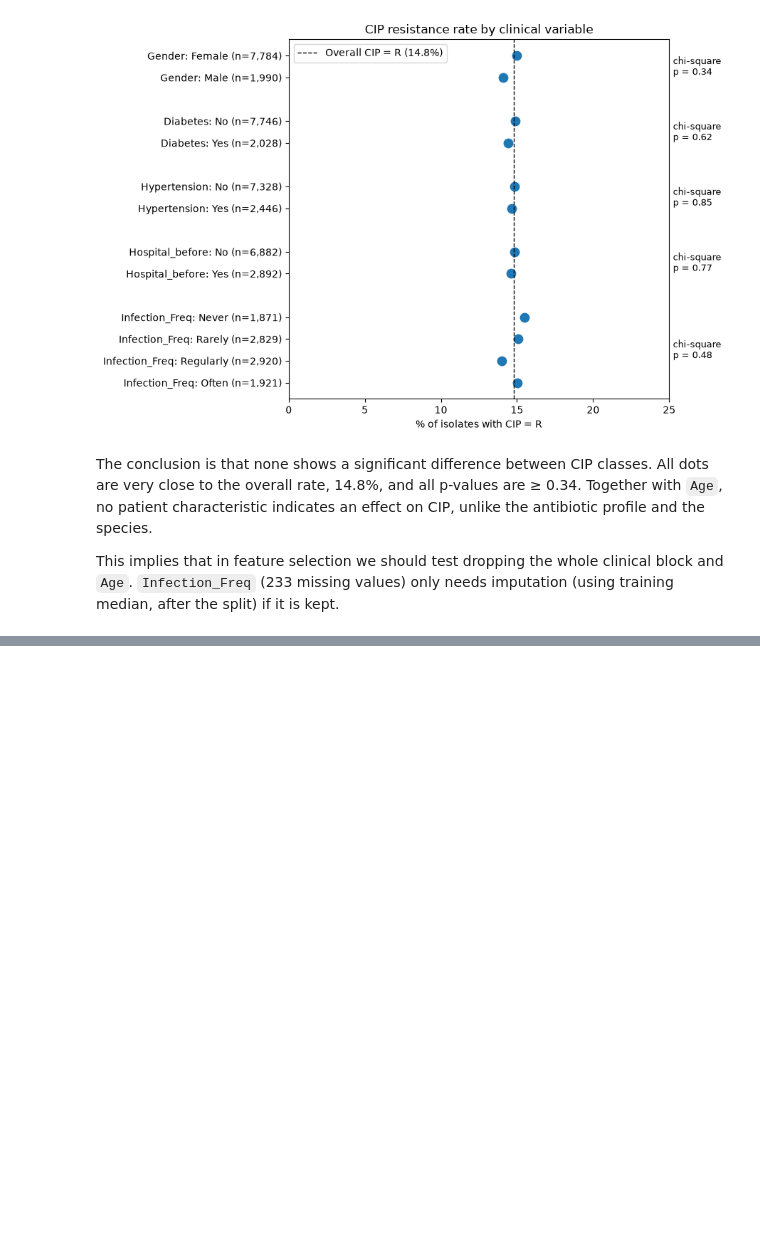
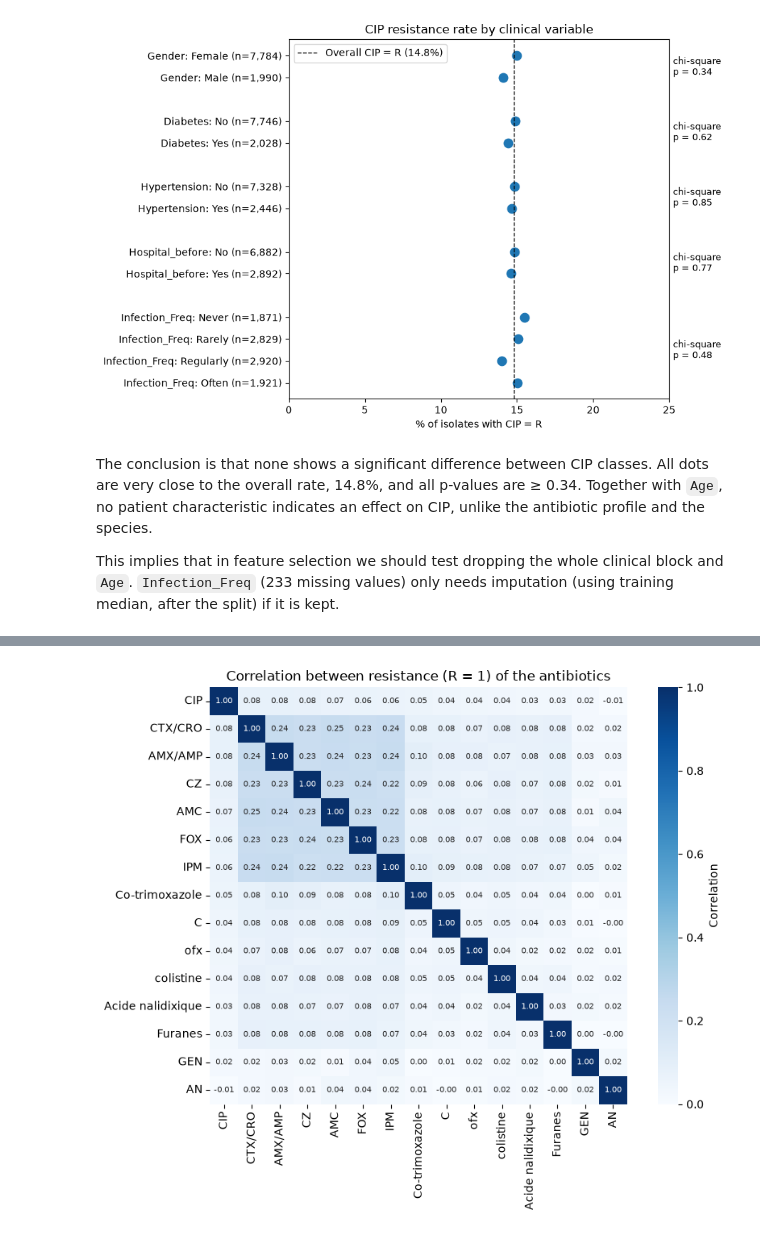
Before and after one commit to mvdelcampo/machine-learning-project, a Jupyter notebook: 00_EDA.ipynb, the cells around one changed output, grey strips where cells are left out. Cells and saved outputs as stored; diff of their text form; code cells hidden in the pictures; blank space fills up the shorter version.

```diff
--- a/00_EDA.ipynb
+++ b/00_EDA.ipynb
@@ -750,0 +755,14 @@ This implies that in feature selection we should test dropping the whole clinica
+# %%
+resistance = bacteria_dataset[other_antibiotics].eq("R").astype(int)
+resistance["CIP"] = bacteria_dataset["CIP"]
+corr = resistance.corr()
+order = ["CIP"] + corr["CIP"].drop("CIP").sort_values(ascending=False).index.tolist()
+
+fig, ax = plt.subplots(figsize=(9, 7))
+sns.heatmap(corr.loc[order, order], annot=True, fmt=".2f", annot_kws={"size": 7}, cmap="Blues",
+            vmin=0, vmax=1, square=True, cbar_kws={"label": "Correlation"}, ax=ax)
+ax.set_title("Correlation between resistance (R = 1) of the antibiotics")
+plt.tight_layout()
+plt.show()
+# %% [output]
+[figure, added]
```
Also changed, not shown: parts of 4 cells of this notebook.
